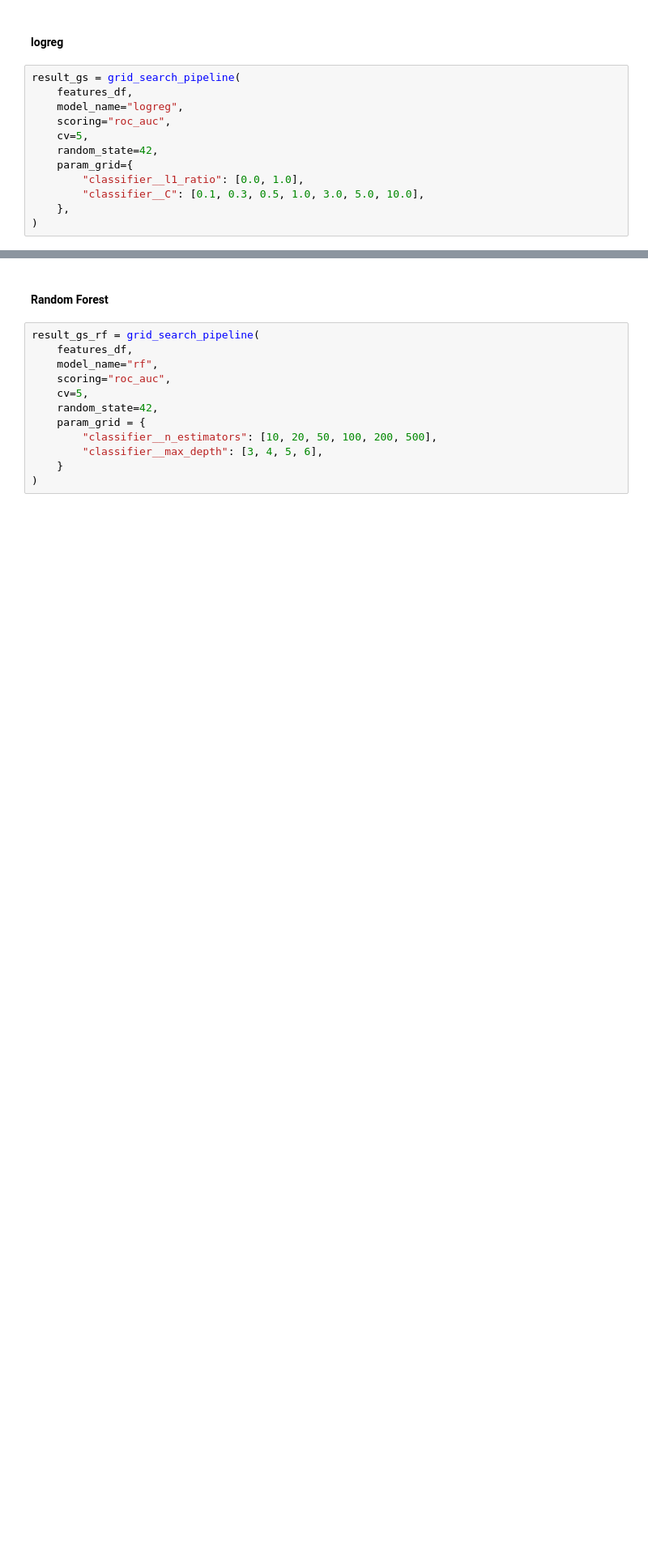
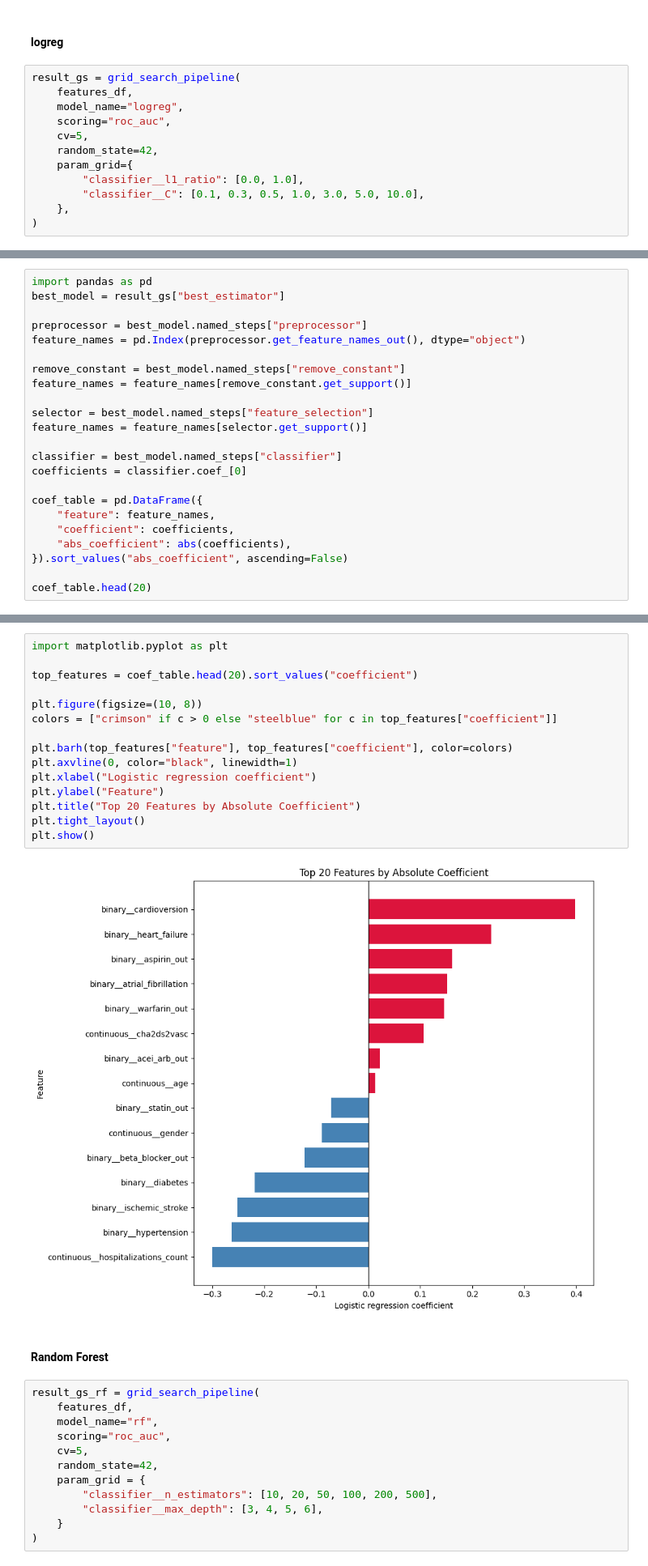
Before and after one commit to YouriDeKeersmaecker/P-PLP, a Jupyter notebook: notebooks/p_plp_showcase.ipynb, the cells around one changed output, grey strips where cells are left out. Shown at 81% size. Drawn from its saved outputs; the diff is of its cells as text; blank space fills up the shorter version.

```diff
--- a/notebooks/p_plp_showcase.ipynb
+++ b/notebooks/p_plp_showcase.ipynb
@@ -926,0 +1047,23 @@ result_gs["best_score"]
+# %%
+import pandas as pd
+best_model = result_gs["best_estimator"]
+
+preprocessor = best_model.named_steps["preprocessor"]
+feature_names = pd.Index(preprocessor.get_feature_names_out(), dtype="object")
+
+remove_constant = best_model.named_steps["remove_constant"]
+feature_names = feature_names[remove_constant.get_support()]
+
+selector = best_model.named_steps["feature_selection"]
+feature_names = feature_names[selector.get_support()]
+
+classifier = best_model.named_steps["classifier"]
+coefficients = classifier.coef_[0]
+
+coef_table = pd.DataFrame({
+    "feature": feature_names,
+    "coefficient": coefficients,
+    "abs_coefficient": abs(coefficients),
+}).sort_values("abs_coefficient", ascending=False)
+
+coef_table.head(20)
@@ -927,3 +1087,20 @@ result_gs["best_score"]
+# %%
+import matplotlib.pyplot as plt
+
+top_features = coef_table.head(20).sort_values("coefficient")
+
+plt.figure(figsize=(10, 8))
+colors = ["crimson" if c > 0 else "steelblue" for c in top_features["coefficient"]]
+
+plt.barh(top_features["feature"], top_features["coefficient"], color=colors)
+plt.axvline(0, color="black", linewidth=1)
+plt.xlabel("Logistic regression coefficient")
+plt.ylabel("Feature")
+plt.title("Top 20 Features by Absolute Coefficient")
+plt.tight_layout()
+plt.show()
+# %% [output]
+[figure, added]
 # %% [markdown]
 #### Random Forest
 # %%
```
Also changed, not shown: parts of 13 cells of this notebook, 11 other files.
